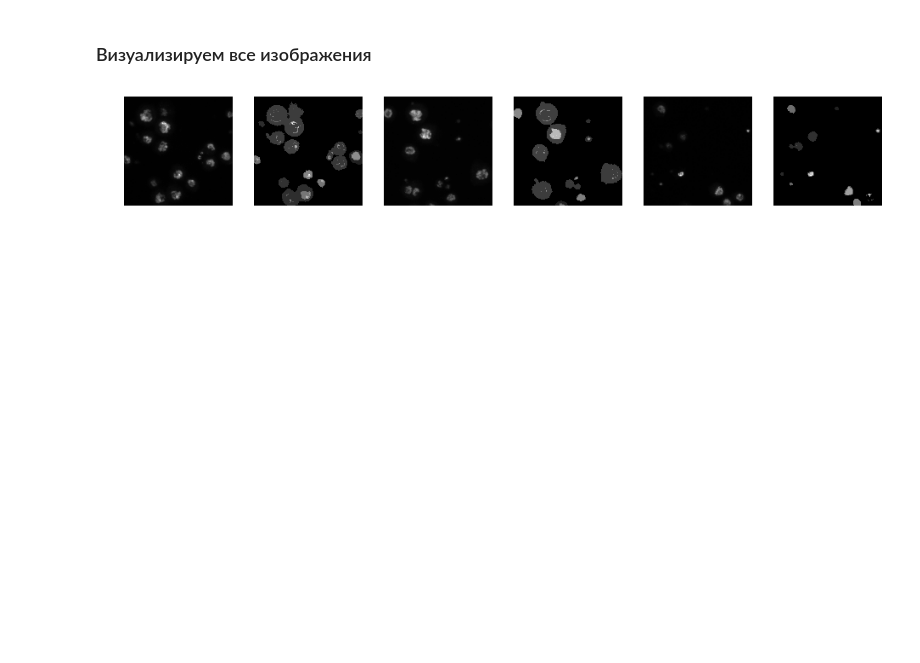
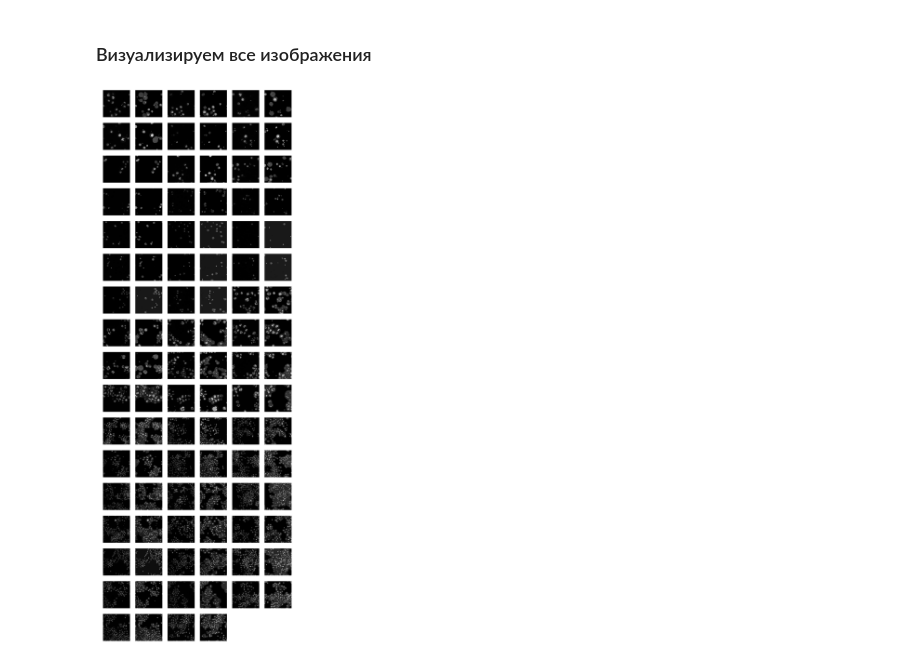
Before and after one commit to Essamirra/medical-images-processing, a Jupyter notebook: task.ipynb, the cells around one changed output. Cells and saved outputs as stored; diff of their text form; code cells hidden in the pictures; blank space fills up the shorter version.

Commit message:
added images

```diff
--- a/task.ipynb
+++ b/task.ipynb
@@ -140,15 +140,15 @@ plt.imshow(growing(X[0]), cmap='gray')
 # %%
 fig = plt.figure(figsize=(16, 48))
 columns = 6
 rows = 17
-for i in range(0, columns * rows, 2):
-    axes = fig.add_subplot(rows, columns, i + 1)
+for i in range(X.shape[0]):
+    axes = fig.add_subplot(rows, columns, 2 * i + 1)
     plt.imshow(X[i], cmap='gray')
     plt.axis('off')
 
-    axes = fig.add_subplot(rows, columns, i + 2)
+    axes = fig.add_subplot(rows, columns, 2 * i + 2)
     plt.imshow(growing(X[i]), cmap='gray')
     plt.axis('off')
 plt.show()
 # %% [output]
-[figure, old version]
+[figure, new version]
```
